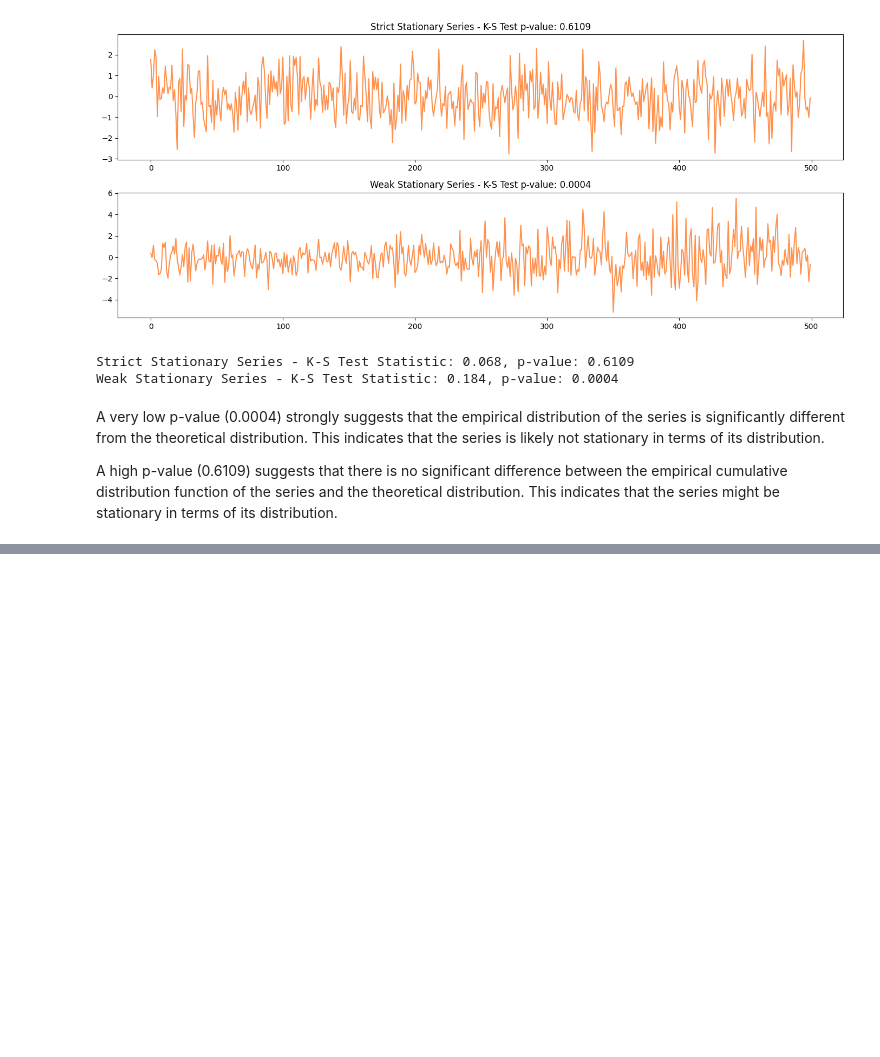
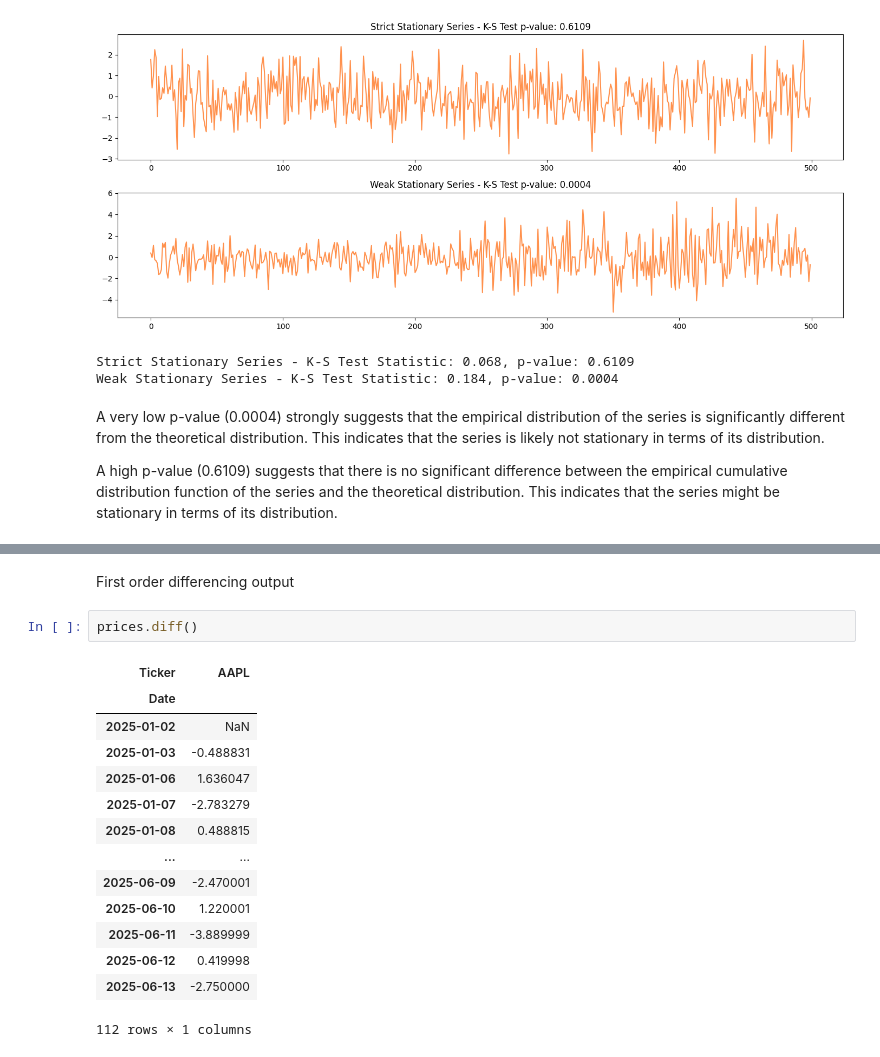
Before and after one commit to itzuditsharma/Time-Series-Analysis, a Jupyter notebook: 01_Temporal_Components.ipynb, the cells around one changed output, grey strips where cells are left out. Cells and saved outputs as stored; diff of their text form; blank space fills up the shorter version.

```diff
--- a/01_Temporal_Components.ipynb
+++ b/01_Temporal_Components.ipynb
@@ -243,0 +302,19 @@ A high p-value (0.6109) suggests that there is no significant difference between
+# %% [markdown]
+First order differencing output
+# %%
+prices.diff()
+# %% [output]
+| Ticker | AAPL |
+| Date |  |
+| 2025-01-02 | NaN |
+| 2025-01-03 | -0.488831 |
+| 2025-01-06 | 1.636047 |
+| 2025-01-07 | -2.783279 |
+| 2025-01-08 | 0.488815 |
+| ... | ... |
+| 2025-06-09 | -2.470001 |
+| 2025-06-10 | 1.220001 |
+| 2025-06-11 | -3.889999 |
+| 2025-06-12 | 0.419998 |
+| 2025-06-13 | -2.750000 |
+112 rows × 1 columns
```
Also changed, not shown: parts of 11 cells of this notebook.
